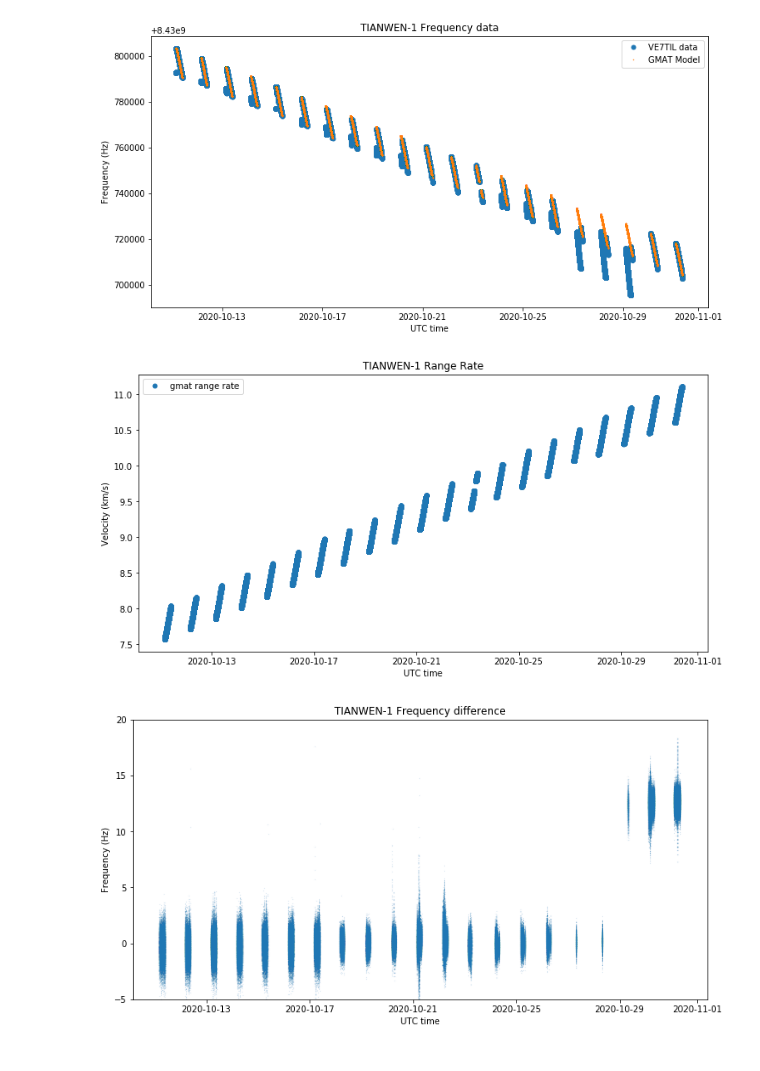
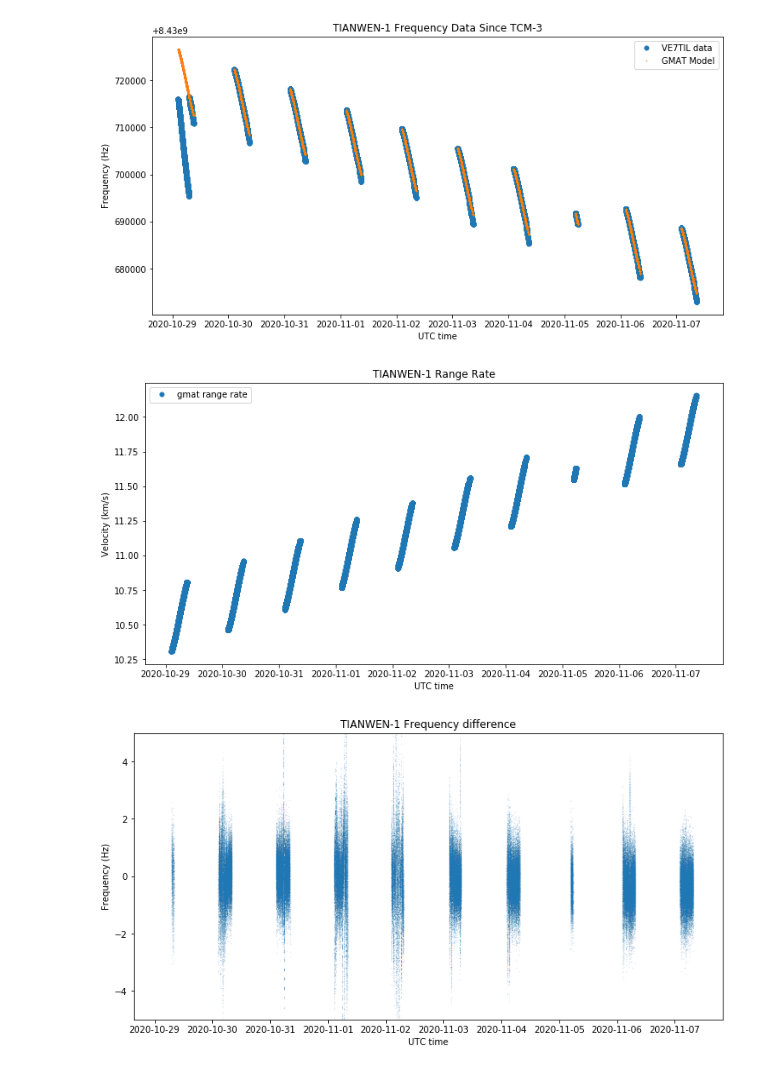
Before and after one commit to ScottTilley/tianwen1, a Jupyter notebook: Doppler Analysis.ipynb, the cells around one changed output. Cells and saved outputs as stored; diff of their text form; code cells hidden in the pictures.

```diff
--- a/Doppler Analysis.ipynb
+++ b/Doppler Analysis.ipynb
@@ -15,9 +13,12 @@ f_carrier = 8431.01653051e6
+# %%
+#f_carrier = 8431.01653051e6
+f_carrier = 8431016531.832977
 # %%
-data = np.fromfile('11_31.dat', sep = ' ').reshape((-1,4))
+data = np.fromfile('all_29_7.dat', sep = ' ').reshape((-1,4))
 t_data = Time(data[:,0], format = 'mjd')
 freq_data = data[:,1]
 # %%
-gmd_file = '/home/scott/code/GMAT/R2020a/output/ve7til.gmd'
+gmd_file = '/home/scott/code/GMAT/R2020a/output/ve7til_tcm3.gmd'
 gmd_mjd = []
 gmd_rangerate = []
 with open(gmd_file) as f:
@@ -31,15 +32,15 @@ t_gmd = Time(gmd_mjd + (2430000.0 - 2400000.5), scale = 'tai', format = 'mjd')
 rangerate_interp = np.interp(t_data.utc.mjd, t_gmd.utc.mjd, gmd_rangerate)
 freq_gmat = f_carrier * (1 - 1e3*rangerate_interp/c)
 # %%
-plt.plot(t_data.datetime,freq_data,'.' ,markersize=10, alpha=2, label = 'VE7TIL data')
+plt.plot(t_data.datetime,freq_data,'.' ,markersize=10, alpha=1, label = 'VE7TIL data')
 plt.plot(t_data.datetime, freq_gmat, '.',markersize=1,alpha=1,label = 'GMAT Model')
-plt.title('TIANWEN-1 Frequency data')
+plt.title('TIANWEN-1 Frequency Data Since TCM-3')
 plt.ylabel('Frequency (Hz)')
 plt.xlabel('UTC time')
 plt.legend()
 plt.show();
 # %% [output]
-[figure, old version]
+[figure, new version]
 # %%
 plt.plot(t_data.datetime,rangerate_interp,'.' ,markersize=10, alpha=2, label = 'gmat range rate')
 #plt.plot(t_data.datetime, freq_gmat, '.',markersize=1,alpha=1,label = 'GMAT Model')
@@ -49,13 +50,13 @@ plt.xlabel('UTC time')
 plt.legend()
 plt.show();
 # %% [output]
-[figure, old version]
+[figure, new version]
 # %%
-plt.ylim(-5,20)
+plt.ylim(-5,5)
 plt.plot(t_data.datetime, freq_data - freq_gmat,'.',markersize=.1,  label = 'strf file')
 plt.title('TIANWEN-1 Frequency difference')
 plt.ylabel('Frequency (Hz)')
 plt.xlabel('UTC time')
 plt.show();
 # %% [output]
-[figure, old version]
+[figure, new version]
```
Also changed, not shown: parts of 1 cell of this notebook, 2 other files.
